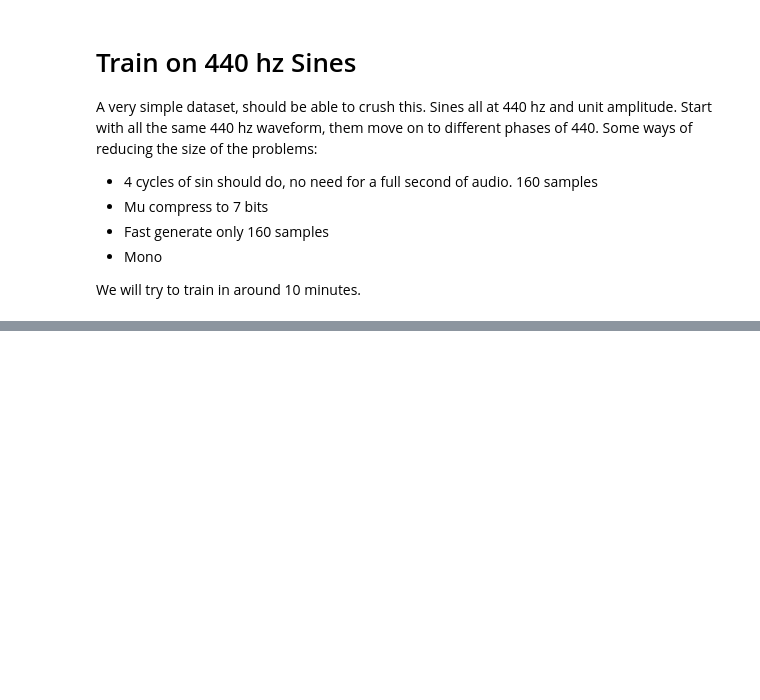
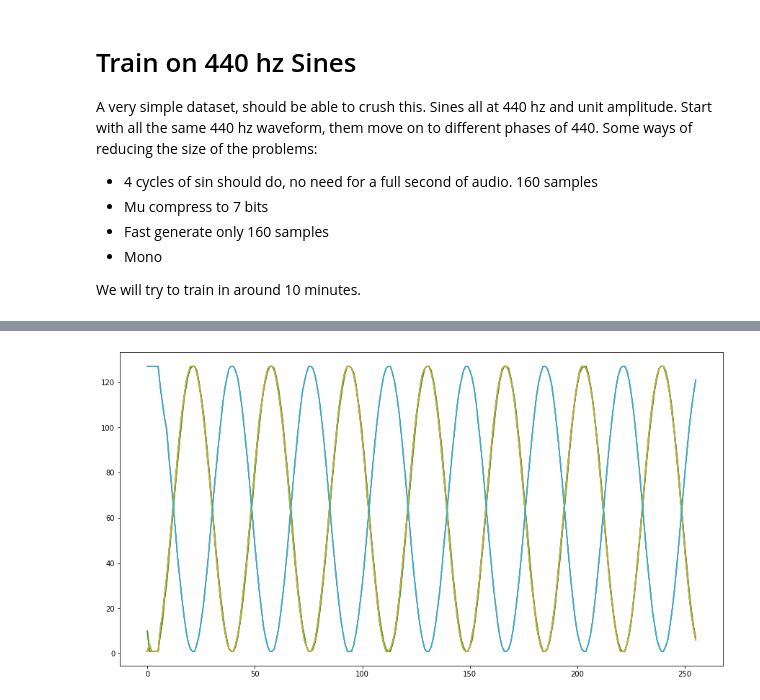
Before and after one commit to feldberlin/wavenet, a Jupyter notebook: nbs/train.sines.ipynb, the cells around one changed output, grey strips where cells are left out. Cells and saved outputs as stored; diff of their text form; code cells hidden in the pictures; blank space fills up the shorter version.

```diff
--- a/nbs/train.sines.ipynb
+++ b/nbs/train.sines.ipynb
@@ -105,0 +113,5 @@ for i in range(5):
+# %%
+utils.seed(p, use_deterministic_algorithms=False)
+generate(m, ds, utils.decode_nucleus(core_mass=0.14))
+# %% [output]
+[figure, added]
```
Also changed, not shown: parts of 17 cells of this notebook, 20 other files.
